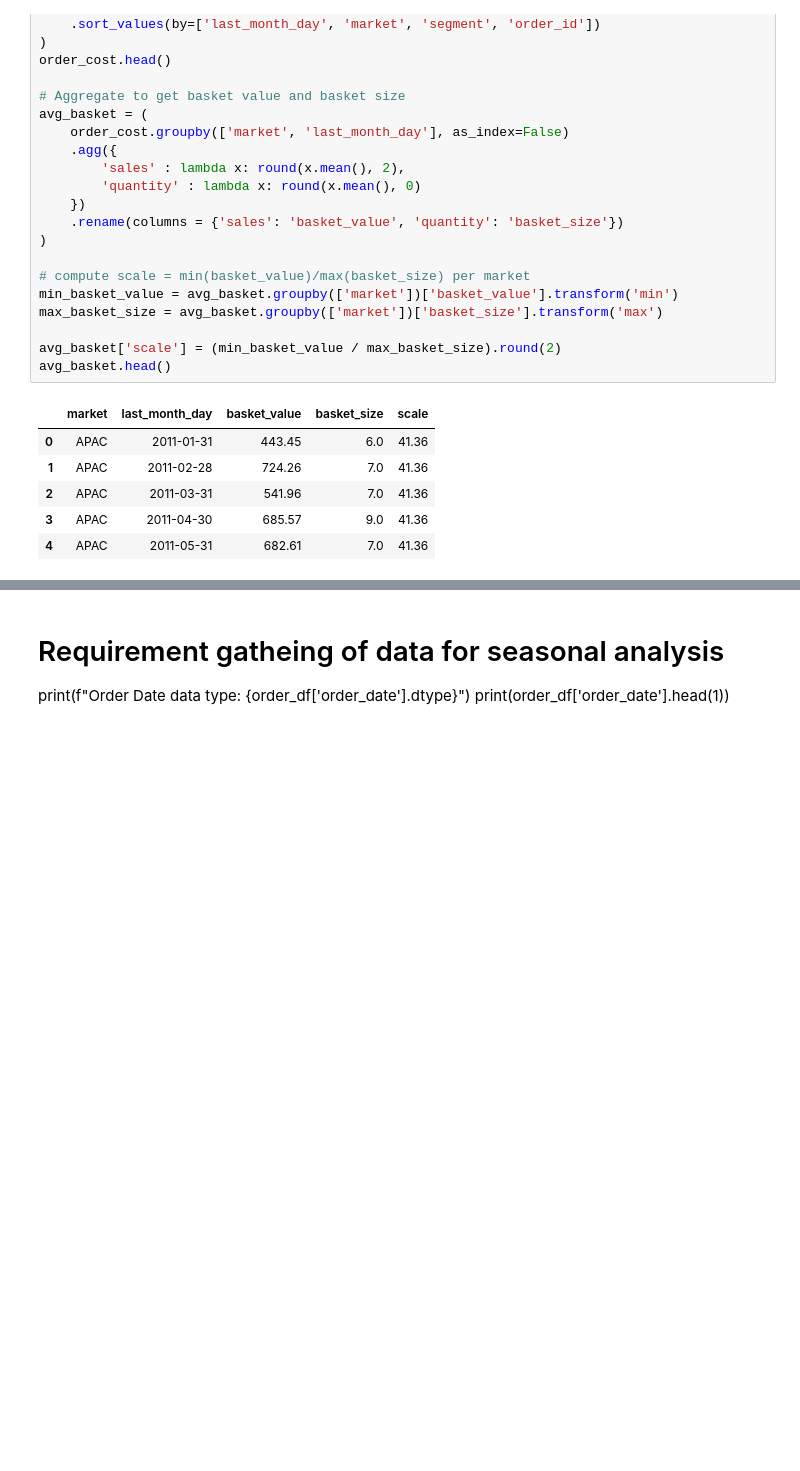
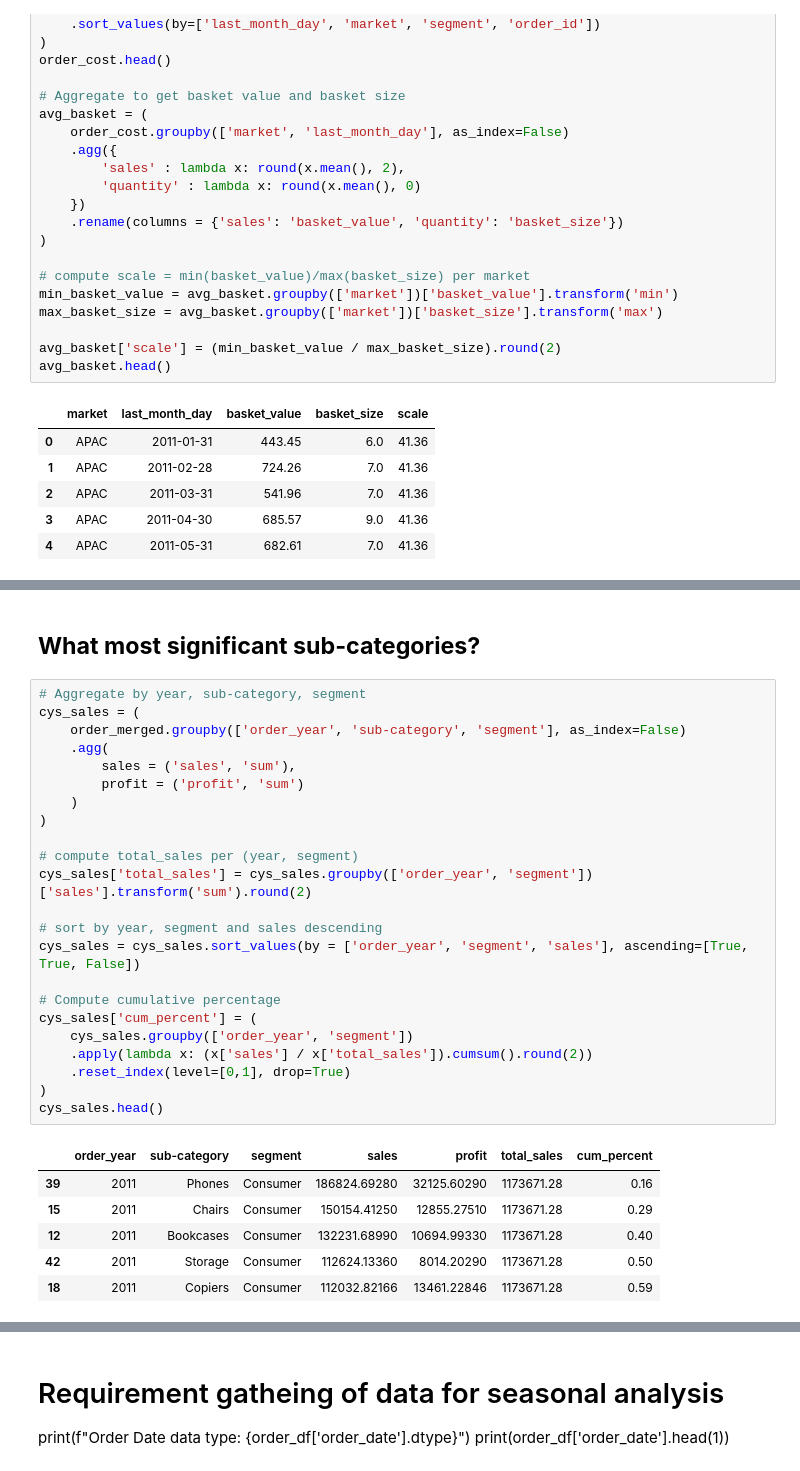
Before and after one commit to annugit1655/Global-Superstore-Project, a Jupyter notebook: notebooks/order-return-sales-analysis.ipynb, the cells around one changed output, grey strips where cells are left out. Saved outputs shown, nothing was run; the diff lists cells and outputs as text; blank space fills up the shorter version.

```diff
--- a/notebooks/order-return-sales-analysis.ipynb
+++ b/notebooks/order-return-sales-analysis.ipynb
@@ -767,0 +792,32 @@ avg_basket.head()
+# %% [markdown]
+## **What most significant sub-categories?**
+# %%
+# Aggregate by year, sub-category, segment
+cys_sales = (
+    order_merged.groupby(['order_year', 'sub-category', 'segment'], as_index=False)
+    .agg(
+        sales = ('sales', 'sum'),
+        profit = ('profit', 'sum')
+    )
+)
+
+# compute total_sales per (year, segment)
+cys_sales['total_sales'] = cys_sales.groupby(['order_year', 'segment'])['sales'].transform('sum').round(2)
+
+# sort by year, segment and sales descending
+cys_sales = cys_sales.sort_values(by = ['order_year', 'segment', 'sales'], ascending=[True, True, False])
+
+# Compute cumulative percentage
+cys_sales['cum_percent'] = (
+    cys_sales.groupby(['order_year', 'segment'])
+    .apply(lambda x: (x['sales'] / x['total_sales']).cumsum().round(2))
+    .reset_index(level=[0,1], drop=True)
+)
+cys_sales.head()
+# %% [output]
+|  | order_year | sub-category | segment | sales | profit | total_sales | cum_percent |
+| 39 | 2011 | Phones | Consumer | 186824.69280 | 32125.60290 | 1173671.28 | 0.16 |
+| 15 | 2011 | Chairs | Consumer | 150154.41250 | 12855.27510 | 1173671.28 | 0.29 |
+| 12 | 2011 | Bookcases | Consumer | 132231.68990 | 10694.99330 | 1173671.28 | 0.40 |
+| 42 | 2011 | Storage | Consumer | 112624.13360 | 8014.20290 | 1173671.28 | 0.50 |
+| 18 | 2011 | Copiers | Consumer | 112032.82166 | 13461.22846 | 1173671.28 | 0.59 |
```
Also changed, not shown: parts of 13 cells of this notebook.
